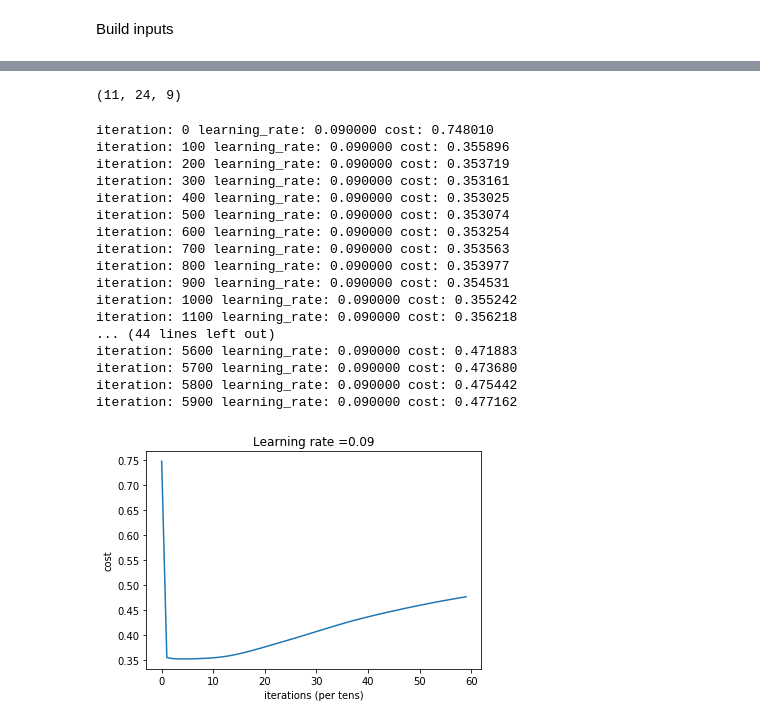
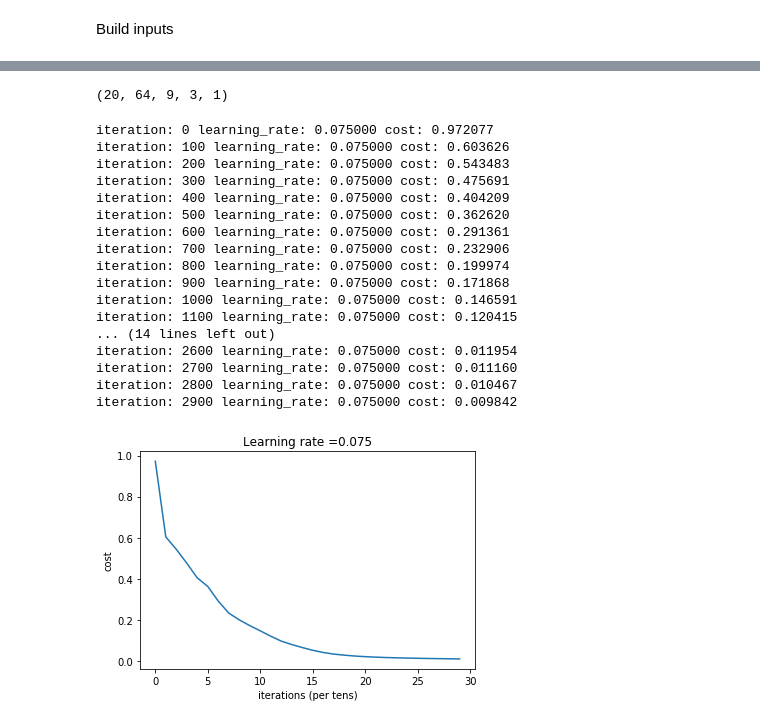
Before and after one commit to henrytseng/tictactoe2, a Jupyter notebook: learning_tictactoe.ipynb, the cells around one changed output, grey strips where cells are left out. Drawn from its saved outputs; the diff is of its cells as text; code cells hidden in the pictures.

```diff
--- a/learning_tictactoe.ipynb
+++ b/learning_tictactoe.ipynb
@@ -175,3 +168,6 @@ def parse_output_y(df_s):
+# %%
+def parse_output_y(df_s):
+    return np.array([df_s['winner_x'].values], dtype=np.float64)
 # %%
 train_y = parse_output_y(train_df)
 train_y
@@ -360,9 +350,9 @@ def compute_cost(AL, Y):
     m = Y.shape[1]
 
     # Compute loss from aL and y.
-    cost = (1./m) * (-np.dot(Y, np.log(AL).T) - np.dot(1. - Y, np.log(1. - AL).T))
+    cost = (1./m) * (-np.dot(Y,np.log(AL).T) - np.dot(1-Y, np.log(1-AL).T))
     cost = np.squeeze(cost)      # To make sure your cost's shape is what we expect (e.g. this turns [[17]] into 17).
-    #assert(cost.shape == ())
+    #     assert(cost.shape == ())
 
     return cost
 # %%
@@ -594,7 +937,6 @@ def L_layer_model(X, Y, layers_dims, learning_rate = 0.0090, num_iterations = 25
 
         # Compute cost.
         cost = compute_cost(AL, Y)
-        avg_cost = np.average(cost)
 
         # Backward propagation.
         grads = L_model_backward(AL, Y, caches)
@@ -604,9 +946,9 @@ def L_layer_model(X, Y, layers_dims, learning_rate = 0.0090, num_iterations = 25
 
         # Print the cost every 100 training example
         if print_cost and i % print_freq == 0:
-            print ("iteration: %i learning_rate: %f cost: %f" %(i, learning_rate, avg_cost))
+            print ("iteration: %i learning_rate: %f cost: %f" %(i, learning_rate, cost))
         if print_cost and i % print_freq == 0:
-            costs.append(avg_cost)
+            costs.append(cost)
 
     # plot the cost
     plt.plot(np.squeeze(costs))
@@ -623,33 +965,33 @@ train_x.shape
 # %%
-layers_dims = (train_x.shape[0], 24, train_y.shape[0])
+layers_dims = (train_x.shape[0], 64, 9, 3, train_y.shape[0])
 layers_dims
 # %% [output]
-(11, 24, 9)
+(20, 64, 9, 3, 1)
 # %%
 parameters = L_layer_model(train_x, train_y, layers_dims,
-                           learning_rate = 0.009,
-                           num_iterations = 6000,
+                           learning_rate = 0.075,
+                           num_iterations = 3000,
                            print_cost=True,
                            print_freq=100)
 # %% [output]
-iteration: 0 learning_rate: 0.090000 cost: 0.748010
-iteration: 100 learning_rate: 0.090000 cost: 0.355896
-iteration: 200 learning_rate: 0.090000 cost: 0.353719
-iteration: 300 learning_rate: 0.090000 cost: 0.353161
-iteration: 400 learning_rate: 0.090000 cost: 0.353025
-iteration: 500 learning_rate: 0.090000 cost: 0.353074
-iteration: 600 learning_rate: 0.090000 cost: 0.353254
-iteration: 700 learning_rate: 0.090000 cost: 0.353563
-iteration: 800 learning_rate: 0.090000 cost: 0.353977
-iteration: 900 learning_rate: 0.090000 cost: 0.354531
-iteration: 1000 learning_rate: 0.090000 cost: 0.355242
-iteration: 1100 learning_rate: 0.090000 cost: 0.356218
-... (44 lines left out)
-iteration: 5600 learning_rate: 0.090000 cost: 0.471883
-iteration: 5700 learning_rate: 0.090000 cost: 0.473680
-iteration: 5800 learning_rate: 0.090000 cost: 0.475442
-iteration: 5900 learning_rate: 0.090000 cost: 0.477162
+iteration: 0 learning_rate: 0.075000 cost: 0.972077
+iteration: 100 learning_rate: 0.075000 cost: 0.603626
+iteration: 200 learning_rate: 0.075000 cost: 0.543483
+iteration: 300 learning_rate: 0.075000 cost: 0.475691
+iteration: 400 learning_rate: 0.075000 cost: 0.404209
+iteration: 500 learning_rate: 0.075000 cost: 0.362620
+iteration: 600 learning_rate: 0.075000 cost: 0.291361
+iteration: 700 learning_rate: 0.075000 cost: 0.232906
+iteration: 800 learning_rate: 0.075000 cost: 0.199974
+iteration: 900 learning_rate: 0.075000 cost: 0.171868
+iteration: 1000 learning_rate: 0.075000 cost: 0.146591
+iteration: 1100 learning_rate: 0.075000 cost: 0.120415
+... (14 lines left out)
+iteration: 2600 learning_rate: 0.075000 cost: 0.011954
+iteration: 2700 learning_rate: 0.075000 cost: 0.011160
+iteration: 2800 learning_rate: 0.075000 cost: 0.010467
+iteration: 2900 learning_rate: 0.075000 cost: 0.009842
-[figure, old version]
+[figure, new version]
 # %%
 def predict(X, y, parameters):
     """
```
Also changed, not shown: parts of 26 cells of this notebook, 2 other files.
